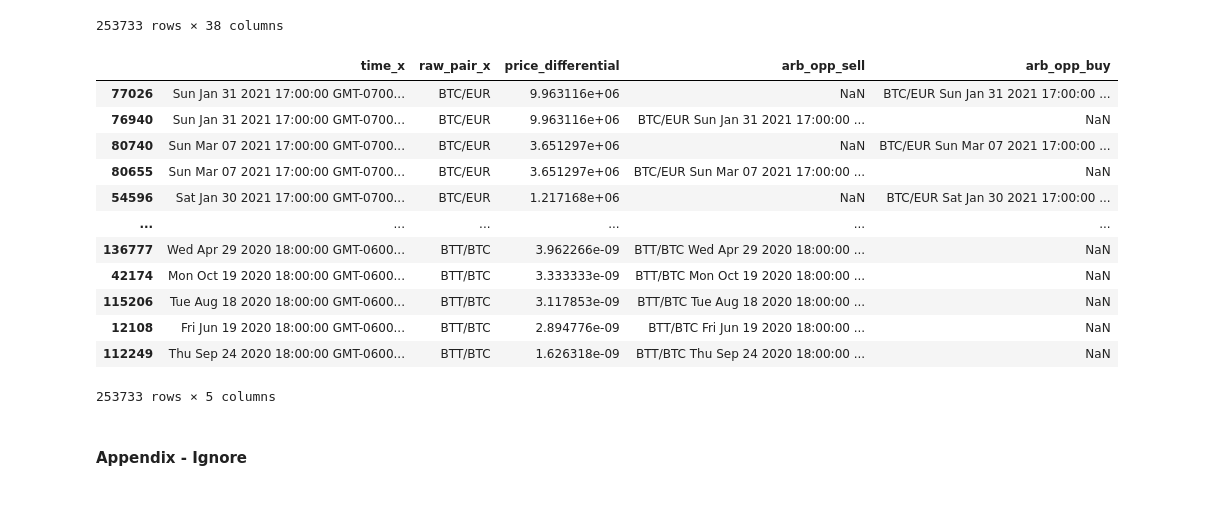
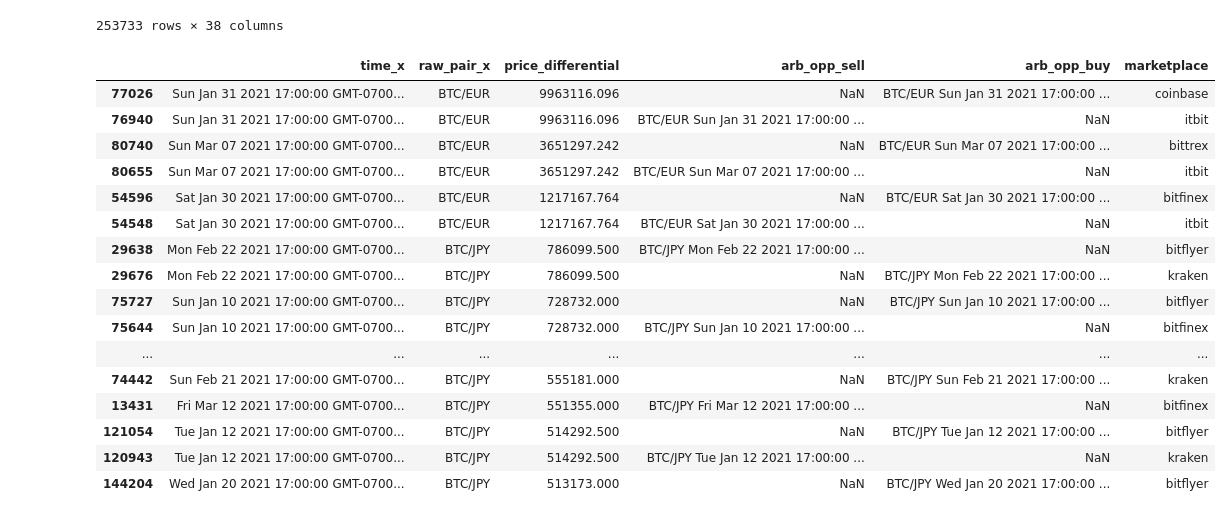
Before and after one commit to elliespathtostatistics/nydig_takehome, a Jupyter notebook: nydig_tech_eval.ipynb, the cells around one changed output. Drawn from its saved outputs; the diff is of its cells as text; code cells hidden in the pictures.

```diff
--- a/nydig_tech_eval.ipynb
+++ b/nydig_tech_eval.ipynb
@@ -204,23 +204,25 @@ set_column_sequence(deduped_result_new_eliminate_zero, ['raw_pair_x', 'arb_opp_b
 # %%
 deduped_result_new_eliminate_zero_show_columns = deduped_result_new_eliminate_zero[['time_x', 'raw_pair_x', 'price_differential', 'arb_opp_sell', 'arb_opp_buy', 'marketplace']]
 # %%
-deduped_result_new_eliminate_zero_show_columns
+deduped_result_new_eliminate_zero_show_columns.head(20)
 # %% [output]
-|  | time_x | raw_pair_x | price_differential | arb_opp_sell | arb_opp_buy |
-| 77026 | Sun Jan 31 2021 17:00:00 GMT-0700... | BTC/EUR | 9.963116e+06 | NaN | BTC/EUR Sun Jan 31 2021 17:00:00 ... |
-| 76940 | Sun Jan 31 2021 17:00:00 GMT-0700... | BTC/EUR | 9.963116e+06 | BTC/EUR Sun Jan 31 2021 17:00:00 ... | NaN |
-| 80740 | Sun Mar 07 2021 17:00:00 GMT-0700... | BTC/EUR | 3.651297e+06 | NaN | BTC/EUR Sun Mar 07 2021 17:00:00 ... |
-| 80655 | Sun Mar 07 2021 17:00:00 GMT-0700... | BTC/EUR | 3.651297e+06 | BTC/EUR Sun Mar 07 2021 17:00:00 ... | NaN |
-| 54596 | Sat Jan 30 2021 17:00:00 GMT-0700... | BTC/EUR | 1.217168e+06 | NaN | BTC/EUR Sat Jan 30 2021 17:00:00 ... |
-| ... | ... | ... | ... | ... | ... |
-| 136777 | Wed Apr 29 2020 18:00:00 GMT-0600... | BTT/BTC | 3.962266e-09 | BTT/BTC Wed Apr 29 2020 18:00:00 ... | NaN |
-| 42174 | Mon Oct 19 2020 18:00:00 GMT-0600... | BTT/BTC | 3.333333e-09 | BTT/BTC Mon Oct 19 2020 18:00:00 ... | NaN |
-| 115206 | Tue Aug 18 2020 18:00:00 GMT-0600... | BTT/BTC | 3.117853e-09 | BTT/BTC Tue Aug 18 2020 18:00:00 ... | NaN |
-| 12108 | Fri Jun 19 2020 18:00:00 GMT-0600... | BTT/BTC | 2.894776e-09 | BTT/BTC Fri Jun 19 2020 18:00:00 ... | NaN |
-| 112249 | Thu Sep 24 2020 18:00:00 GMT-0600... | BTT/BTC | 1.626318e-09 | BTT/BTC Thu Sep 24 2020 18:00:00 ... | NaN |
+|  | time_x | raw_pair_x | price_differential | arb_opp_sell | arb_opp_buy | marketplace |
+| 77026 | Sun Jan 31 2021 17:00:00 GMT-0700... | BTC/EUR | 9963116.096 | NaN | BTC/EUR Sun Jan 31 2021 17:00:00 ... | coinbase |
+| 76940 | Sun Jan 31 2021 17:00:00 GMT-0700... | BTC/EUR | 9963116.096 | BTC/EUR Sun Jan 31 2021 17:00:00 ... | NaN | itbit |
+| 80740 | Sun Mar 07 2021 17:00:00 GMT-0700... | BTC/EUR | 3651297.242 | NaN | BTC/EUR Sun Mar 07 2021 17:00:00 ... | bittrex |
+| 80655 | Sun Mar 07 2021 17:00:00 GMT-0700... | BTC/EUR | 3651297.242 | BTC/EUR Sun Mar 07 2021 17:00:00 ... | NaN | itbit |
+| 54596 | Sat Jan 30 2021 17:00:00 GMT-0700... | BTC/EUR | 1217167.764 | NaN | BTC/EUR Sat Jan 30 2021 17:00:00 ... | bitfinex |
+| 54548 | Sat Jan 30 2021 17:00:00 GMT-0700... | BTC/EUR | 1217167.764 | BTC/EUR Sat Jan 30 2021 17:00:00 ... | NaN | itbit |
+| 29638 | Mon Feb 22 2021 17:00:00 GMT-0700... | BTC/JPY | 786099.500 | BTC/JPY Mon Feb 22 2021 17:00:00 ... | NaN | bitflyer |
+| 29676 | Mon Feb 22 2021 17:00:00 GMT-0700... | BTC/JPY | 786099.500 | NaN | BTC/JPY Mon Feb 22 2021 17:00:00 ... | kraken |
+| 75727 | Sun Jan 10 2021 17:00:00 GMT-0700... | BTC/JPY | 728732.000 | NaN | BTC/JPY Sun Jan 10 2021 17:00:00 ... | bitflyer |
+| 75644 | Sun Jan 10 2021 17:00:00 GMT-0700... | BTC/JPY | 728732.000 | BTC/JPY Sun Jan 10 2021 17:00:00 ... | NaN | bitfinex |
+| ... | ... | ... | ... | ... | ... | ... |
+| 74442 | Sun Feb 21 2021 17:00:00 GMT-0700... | BTC/JPY | 555181.000 | NaN | BTC/JPY Sun Feb 21 2021 17:00:00 ... | kraken |
+| 13431 | Fri Mar 12 2021 17:00:00 GMT-0700... | BTC/JPY | 551355.000 | BTC/JPY Fri Mar 12 2021 17:00:00 ... | NaN | bitfinex |
+| 121054 | Tue Jan 12 2021 17:00:00 GMT-0700... | BTC/JPY | 514292.500 | NaN | BTC/JPY Tue Jan 12 2021 17:00:00 ... | bitflyer |
+| 120943 | Tue Jan 12 2021 17:00:00 GMT-0700... | BTC/JPY | 514292.500 | BTC/JPY Tue Jan 12 2021 17:00:00 ... | NaN | kraken |
+| 144204 | Wed Jan 20 2021 17:00:00 GMT-0700... | BTC/JPY | 513173.000 | NaN | BTC/JPY Wed Jan 20 2021 17:00:00 ... | bitflyer |
-253733 rows × 5 columns
 # %%
 arb_opp_sell and arb_opp_buy marks opportunities to sell and buy for arbitrage opportunities
 i.e. looking at the first two rows, the action to take is to sell BTC/EUR at itbase and buy at coinbase
-# %% [markdown]
-#### Appendix - Ignore
```
Also changed, not shown: parts of 12 cells of this notebook.
